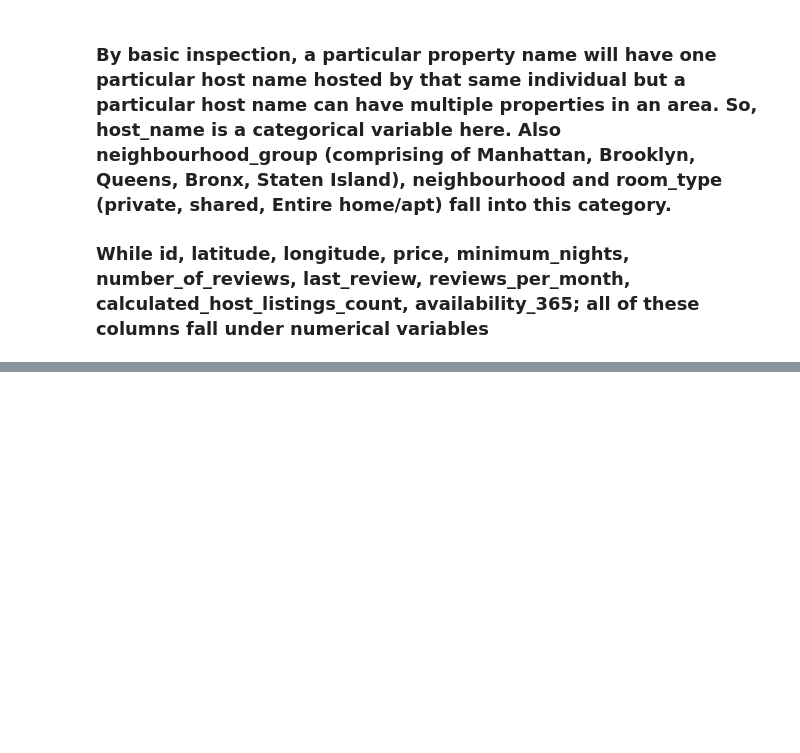
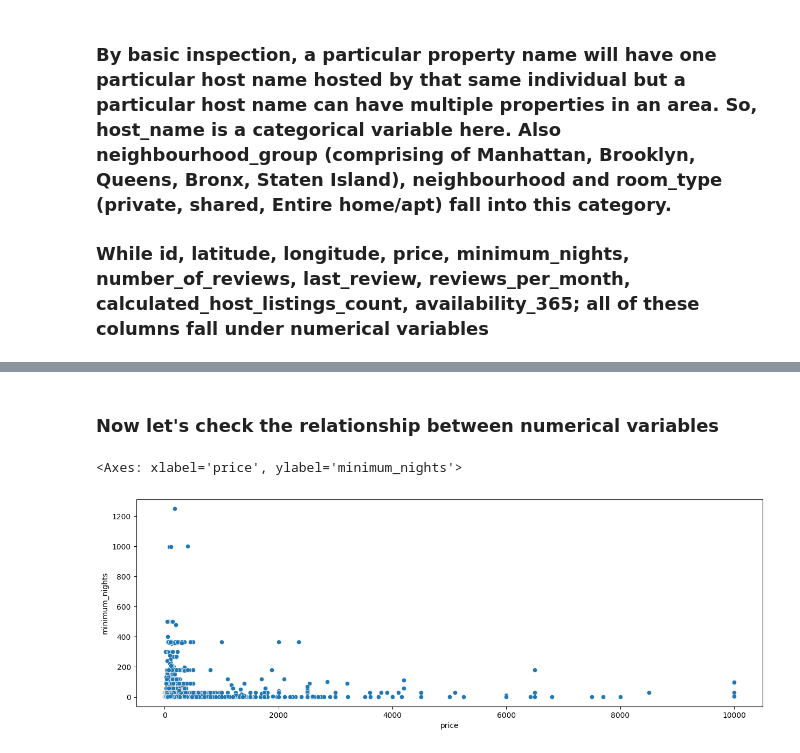
Before and after one commit to Kashifletslearn/EDA-of-Airbnb-Hotel-Booking, a Jupyter notebook: EDA_of_Airbnb_Hotel_Booking.ipynb, the cells around one changed output, grey strips where cells are left out. Drawn from its saved outputs; the diff is of its cells as text; code cells hidden in the pictures; blank space fills up the shorter version.

```diff
--- a/EDA_of_Airbnb_Hotel_Booking.ipynb
+++ b/EDA_of_Airbnb_Hotel_Booking.ipynb
@@ -263,0 +268,3 @@ Index(['id', 'name', 'host_id', 'host_name', 'neighbourhood_group',
+# %%
+# making a copy of dataframe.
+airbnb = df.copy()
@@ -263,0 +273,4 @@ Index(['id', 'name', 'host_id', 'host_name', 'neighbourhood_group',
+# %%
+# filling na values
+airbnb.fillna({'reviews_per_month':0},inplace=True)
+airbnb.fillna({'host_name':'Not Mentioned'}, inplace = True)
@@ -263,0 +279,3 @@ Index(['id', 'name', 'host_id', 'host_name', 'neighbourhood_group',
+# %%
+#dropping columns that are not significant for our future data exploration
+airbnb.drop(['id','last_review','name'],axis=1,inplace=True)
@@ -263,0 +284,3 @@ Index(['id', 'name', 'host_id', 'host_name', 'neighbourhood_group',
+# %%
+# renaming some column name for better understanding
+airbnb.rename(columns= {'neighbourhood_group': 'Location', 'neighbourhood': 'Area'},inplace=True)
@@ -263,0 +342,10 @@ Index(['id', 'name', 'host_id', 'host_name', 'neighbourhood_group',
+# %% [markdown]
+###  **Now let's check the relationship between numerical variables**
+# %%
+#set up figure size
+plt.figure(figsize=(15,5))
+# plot scatterplot
+sns.scatterplot( y='minimum_nights', x='price', data=airbnb)
+# %% [output]
+<Axes: xlabel='price', ylabel='minimum_nights'>
+[figure, added]
```
Also changed, not shown: parts of 23 cells of this notebook.
